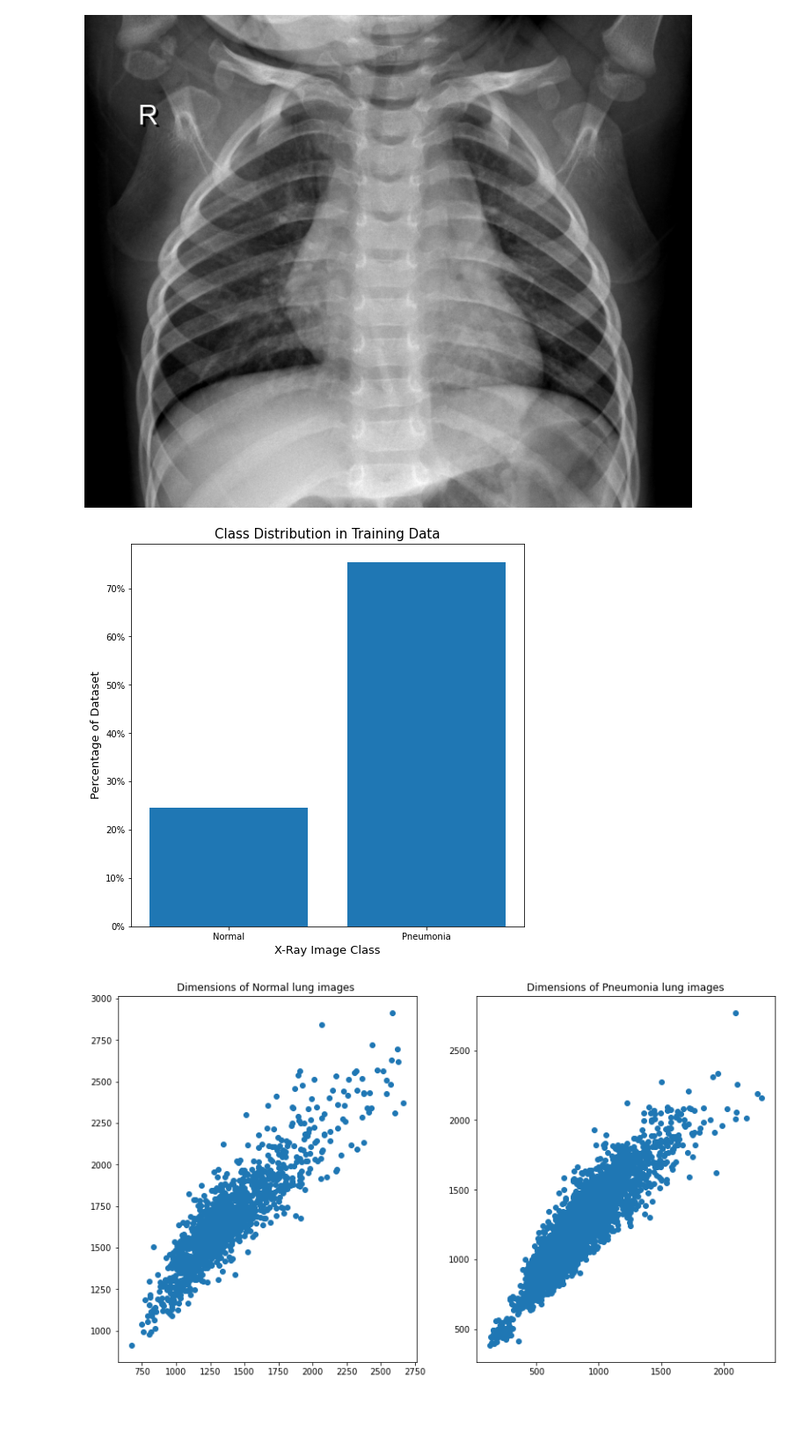
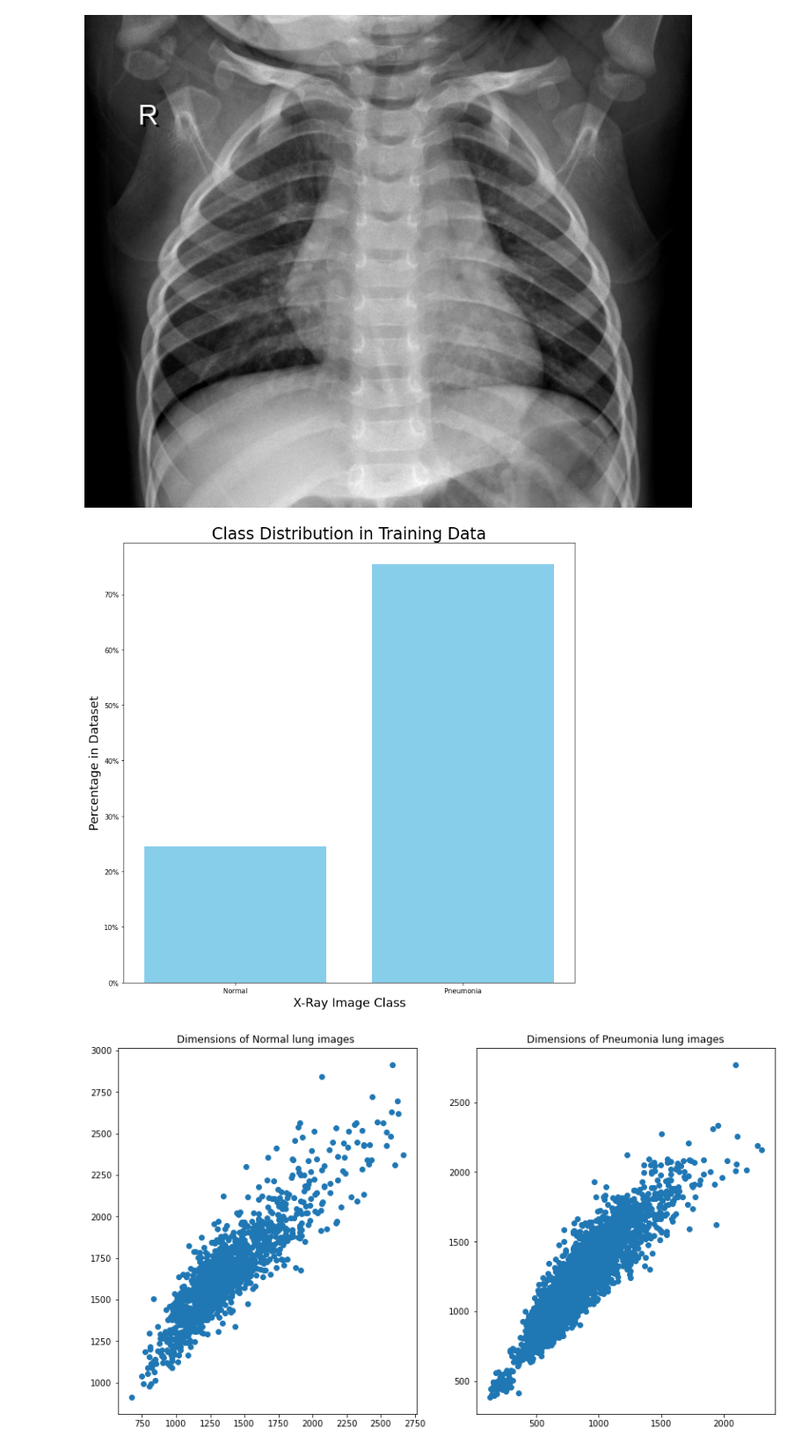
Before and after one commit to snakeeyes021/pneumonia-classification, a Jupyter notebook: hoang_model_tune.ipynb, the cells around one changed output. Shown at 88% size. Saved outputs shown, nothing was run; the diff lists cells and outputs as text; code cells hidden in the pictures; blank space fills up the shorter version.

```diff
--- a/hoang_model_tune.ipynb
+++ b/hoang_model_tune.ipynb
@@ -74,17 +76,19 @@ Image.open(train_norm_images[0])
 [figure]
 # %%
 total_images = len(train_norm_images) + len(train_pneu_images)
-fig, ax = plt.subplots(figsize=(8, 8))
+fig, ax = plt.subplots(figsize=(12, 12))
 
 ax.bar(x=['Normal', 'Pneumonia'], height=[len(train_norm_images)/total_images,
-                                                  len(train_pneu_images)/total_images])
-ax.set_title('Class Distribution in Training Data', size=15)
-ax.set_ylabel('Percentage of Dataset', size=13)
-ax.set_xlabel('X-Ray Image Class', size=13)
+                                                  len(train_pneu_images)/total_images], color = 'skyblue')
+ax.set_title('Class Distribution in Training Data', size=24)
+ax.set_ylabel('Percentage in Dataset', size=18)
+ax.set_xlabel('X-Ray Image Class', size=18)
 ax.set_yticklabels([str(int(p*100))+'%' for p in ax.get_yticks()])
-plt.show();
+
+plt.savefig('graph_class.jpg')
+plt.show()
 # %% [output]
-[figure, old version]
+[figure, new version]
 # %%
 def picture2(filepath):
     filenames = os.listdir(filepath)
```
Also changed, not shown: parts of 73 cells of this notebook.
